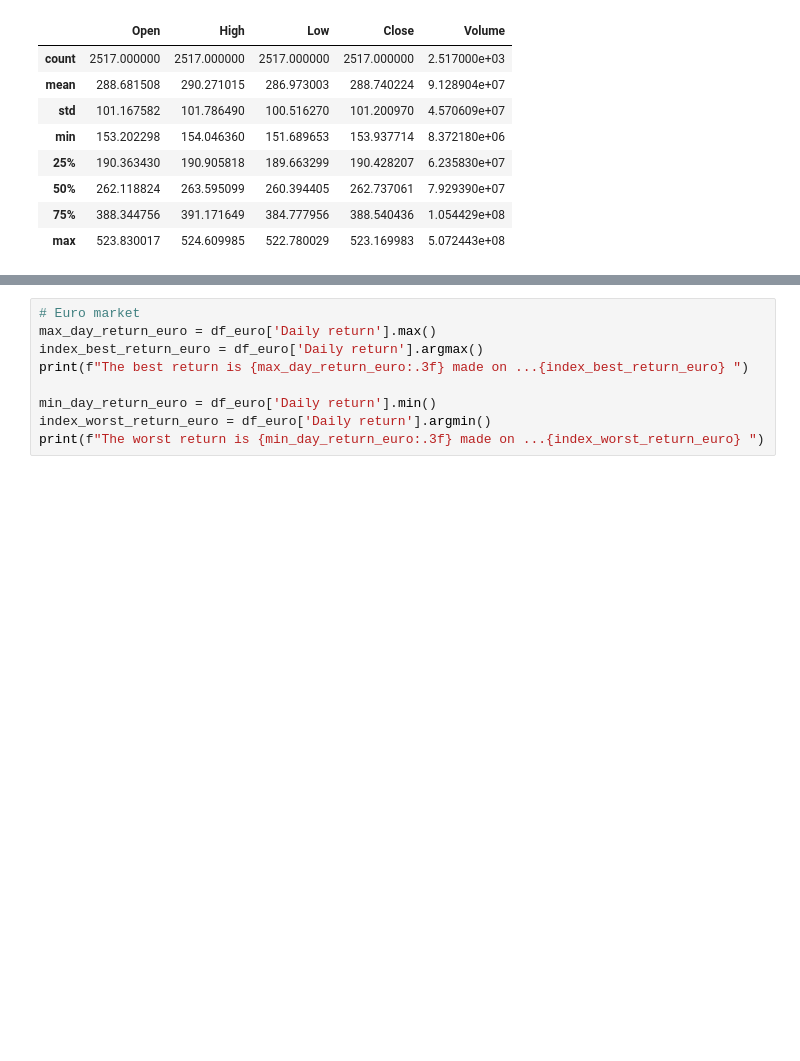
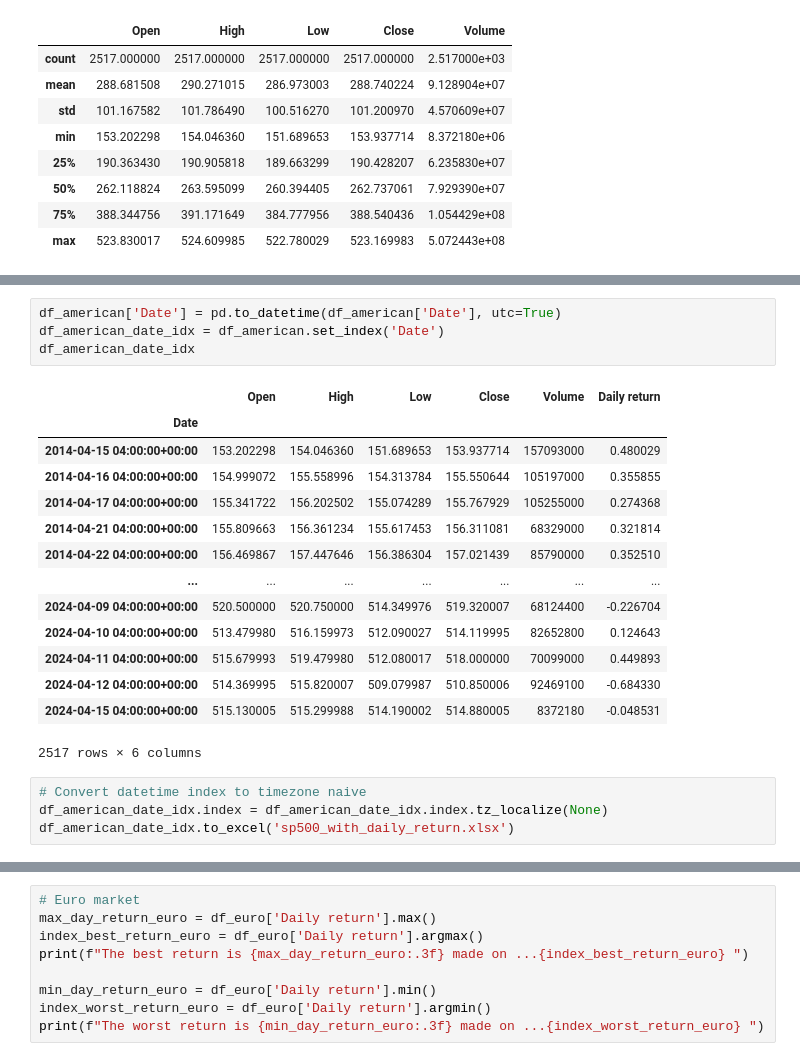
Before and after one commit to kozen88/StockAnalisys, a Jupyter notebook: Stock_analisys.ipynb, the cells around one changed output, grey strips where cells are left out. Cells and saved outputs as stored; diff of their text form; blank space fills up the shorter version.

```diff
--- a/Stock_analisys.ipynb
+++ b/Stock_analisys.ipynb
@@ -181,0 +330,23 @@ Calculate the monthly percentage return: Finally, the monthly percentage return
+# %%
+df_american['Date'] = pd.to_datetime(df_american['Date'], utc=True)
+df_american_date_idx = df_american.set_index('Date')
+df_american_date_idx
+# %% [output]
+|  | Open | High | Low | Close | Volume | Daily return |
+| Date |  |  |  |  |  |  |
+| 2014-04-15 04:00:00+00:00 | 153.202298 | 154.046360 | 151.689653 | 153.937714 | 157093000 | 0.480029 |
+| 2014-04-16 04:00:00+00:00 | 154.999072 | 155.558996 | 154.313784 | 155.550644 | 105197000 | 0.355855 |
+| 2014-04-17 04:00:00+00:00 | 155.341722 | 156.202502 | 155.074289 | 155.767929 | 105255000 | 0.274368 |
+| 2014-04-21 04:00:00+00:00 | 155.809663 | 156.361234 | 155.617453 | 156.311081 | 68329000 | 0.321814 |
+| 2014-04-22 04:00:00+00:00 | 156.469867 | 157.447646 | 156.386304 | 157.021439 | 85790000 | 0.352510 |
+| ... | ... | ... | ... | ... | ... | ... |
+| 2024-04-09 04:00:00+00:00 | 520.500000 | 520.750000 | 514.349976 | 519.320007 | 68124400 | -0.226704 |
+| 2024-04-10 04:00:00+00:00 | 513.479980 | 516.159973 | 512.090027 | 514.119995 | 82652800 | 0.124643 |
+| 2024-04-11 04:00:00+00:00 | 515.679993 | 519.479980 | 512.080017 | 518.000000 | 70099000 | 0.449893 |
+| 2024-04-12 04:00:00+00:00 | 514.369995 | 515.820007 | 509.079987 | 510.850006 | 92469100 | -0.684330 |
+| 2024-04-15 04:00:00+00:00 | 515.130005 | 515.299988 | 514.190002 | 514.880005 | 8372180 | -0.048531 |
+2517 rows × 6 columns
+# %%
+# Convert datetime index to timezone naive
+df_american_date_idx.index = df_american_date_idx.index.tz_localize(None)
+df_american_date_idx.to_excel('sp500_with_daily_return.xlsx')
```
Also changed, not shown: parts of 17 cells of this notebook.
